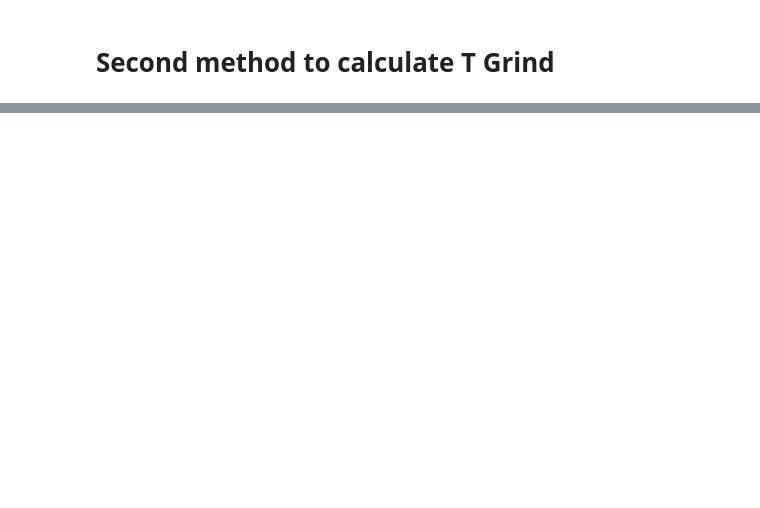
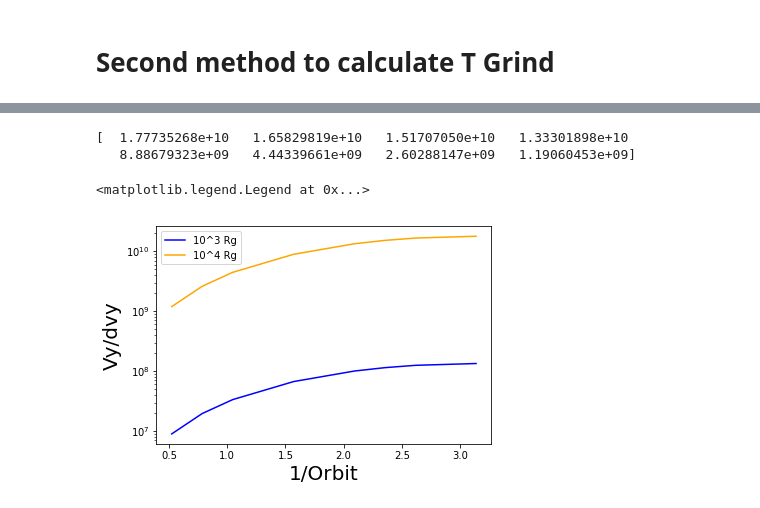
Before and after one commit to gfabj/Summer_Research_Project, a Jupyter notebook: T_Grind_2nd_Method.ipynb, the cells around one changed output, grey strips where cells are left out. Cells and saved outputs as stored; diff of their text form; code cells hidden in the pictures; blank space fills up the shorter version.

```diff
--- a/T_Grind_2nd_Method.ipynb
+++ b/T_Grind_2nd_Method.ipynb
@@ -380,0 +416,45 @@ ax.legend(loc='center left', bbox_to_anchor=(1, 0.5))
+# %%
+i_d = array([np.pi-i_crit,5*np.pi/6,3*np.pi/4,2*np.pi/3,np.pi/2,np.pi/3,np.pi/4,np.pi/6])
+# %%
+t_in_orbit2 = (2*np.pi*119.627381*1.5e+11)/38463.0328
+Vxia = 38463.0328*(1-cos(i_d))
+grindIa = (Vxia/(dvia*1000))*t_in_orbit2/3.154e+7
+
+t_in_orbit3 = (2*np.pi*1207.14788*1.5e+11)/12108.1721
+Vxib = 12108.1721*(1-cos(i_d))
+grindIb = (Vxib/(dvib*1000))*t_in_orbit3/3.154e+7
+
+t_in_orbit4 = (2*np.pi*13005.1044*1.5e+11)/3688.94264
+Vxic = 3688.94264*(1-cos(i_d))
+grindIc = (Vxic/(dvic*1000))*t_in_orbit4/3.154e+7
+
+t_in_orbit5 = (2*np.pi*140421.962*1.5e+11)/1122.64205
+Vxid = 3688.94264*(1-cos(i_d))
+grindId = (Vxid/(dvid*1000))*t_in_orbit5/3.154e+7
+
+t_in_orbit6 = (2*np.pi*4539069.56*1.5e+11)/197.458305
+Vxie = 1122.64205*(1-cos(i_d))
+grindIe = (Vxie/(dvie*1000))*t_in_orbit6/3.154e+7
+
+t_in_orbit7 = (2*np.pi*15707108.9*1.5e+11)/106.147726
+Vxif = 106.147726*(1-cos(i_d))
+grindIf = (Vxif/(dvif*1000))*t_in_orbit7/3.154e+7
+
+print grindIc
+# %% [output]
+[  1.77735268e+10   1.65829819e+10   1.51707050e+10   1.33301898e+10
+   8.88679323e+09   4.44339661e+09   2.60288147e+09   1.19060453e+09]
+# %%
+logPlot = plt.gca()
+
+plt.semilogy(i_d,grindIb, c='b', label = '10^3 Rg')
+plt.semilogy(i_d,grindIc, color='orange', label = '10^4 Rg')
+plt.semilogy(i_d,grindId, c='g', label = '10^5 Rg')
+plt.semilogy(i_d,grindIe, c='y', label = '10^6 Rg')
+plt.semilogy(i_d,grindIf, c='purple', label = '10^7 Rg')
+plt.xlabel('1/Orbit',fontsize=20)
+plt.ylabel('Vy/dvy',fontsize=20)
+plt.legend()
+# %% [output]
+<matplotlib.legend.Legend at 0x...>
+[figure, added]
```
Also changed, not shown: parts of 11 cells of this notebook, 2 other files.
